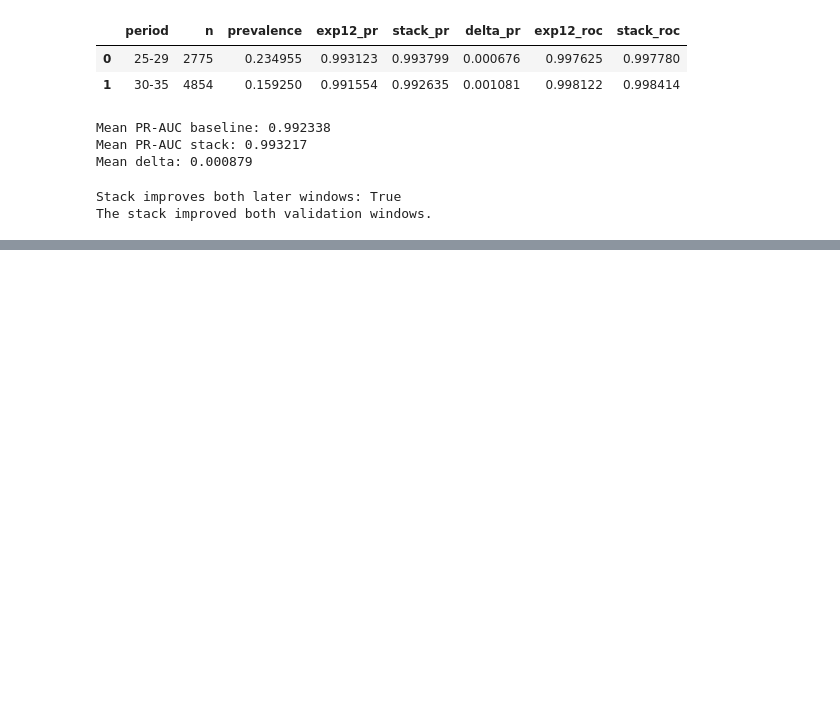
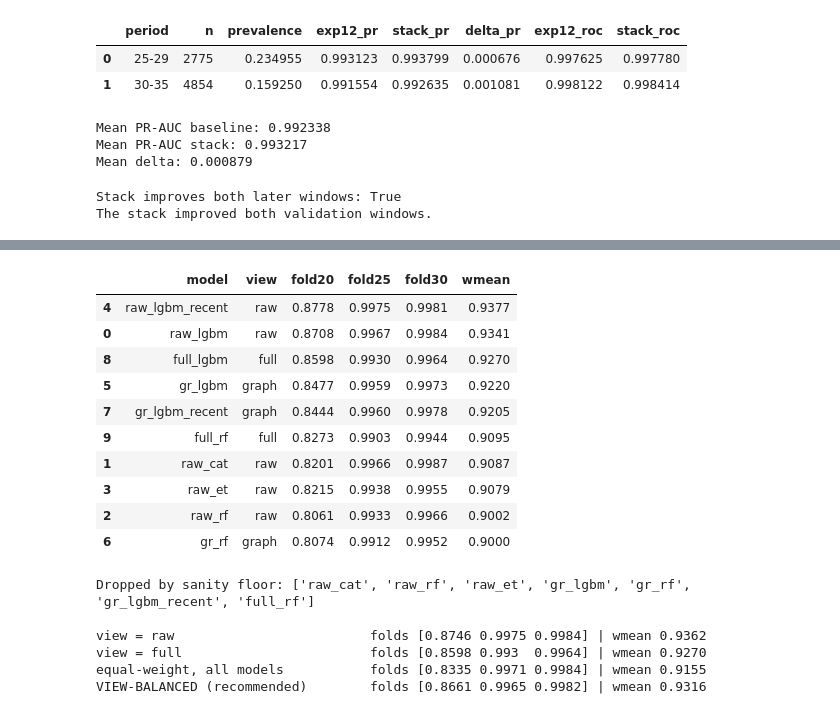
Before and after one commit to charlllene/bt4012-fraud-detection, a Jupyter notebook: Final/A0282609X.ipynb, the cells around one changed output, grey strips where cells are left out. Drawn from its saved outputs; the diff is of its cells as text; code cells hidden in the pictures; blank space fills up the shorter version.

Commit message:
Finalise fraud detection models and reproducible pipeline

```diff
--- a/Final/A0282609X.ipynb
+++ b/Final/A0282609X.ipynb
@@ -729,0 +505,20 @@ Numerically identical: True
+# %%
+def adversarial_audit(cols, n_max=10000):
+    rng = np.random.RandomState(SEED)
+    past = np.where((ALL.is_test.values == 0) & (STEP > 0) & (STEP <= M))[0]
+    a = rng.choice(past, min(n_max, len(past)), replace=False)
+    b = rng.choice(POOL, min(n_max, len(POOL)), replace=False)
+    X = pd.concat([FULL.iloc[a][cols], FULL.iloc[b][cols]]).reset_index(drop=True)
+    yv = np.r_[np.zeros(len(a)), np.ones(len(b))]
+    idx = rng.permutation(len(X)); h = len(X) // 2
+    m = LGBMClassifier(n_estimators=150, learning_rate=0.1, num_leaves=15, colsample_bytree=0.5,
+                       subsample=0.8, subsample_freq=1, random_state=SEED, n_jobs=N_JOBS,
+                       verbose=-1, importance_type='gain')
+    m.fit(X.iloc[idx[:h]], yv[idx[:h]])
+    auc = roc_auc_score(yv[idx[h:]], m.predict_proba(X.iloc[idx[h:]])[:, 1])
+    top = pd.Series(m.feature_importances_, index=cols).sort_values(ascending=False).head(8)
+    return auc, top
+
+for v, cols_ in VIEW_COLS.items():
+    auc, top = adversarial_audit(cols_)
+    print(f'[{v:5s}] adversarial AUC past-vs-future = {auc:.3f} | most drifting: {list(top.index[:6])}')
@@ -729,0 +533,35 @@ Numerically identical: True
+# %%
+cv = []
+for c in CUTS:
+    print(f'--- fold: train <= {c}, validate {c+1}..{M}')
+    tr, y, pool, labm, yv = fold_rows(c)
+    f = dict(c=c, pool=pool, labm=labm, yv=yv, p={})
+    for n in SPECS:
+        ts = time.time()
+        f['p'][n] = fit_spec(n, tr, y, pool, ref=c, n_seeds=CV_SEEDS)
+        print(f'   {n:16s} {time.time()-ts:5.0f}s')
+    cv.append(f)
+
+def fold_auc(f, score): return roc_auc_score(f['yv'], score[f['labm']])
+tab = pd.DataFrame([dict(model=n, view=VIEW_OF[n], **{f'fold{f["c"]}': fold_auc(f, f['p'][n]) for f in cv})
+                    for n in SPECS])
+tab['wmean'] = [wmean([fold_auc(f, f['p'][n]) for f in cv]) for n in SPECS]
+tab = tab.sort_values('wmean', ascending=False).round(4)
+display(tab)
+
+KEPT = [n for n in SPECS if tab.set_index('model').loc[n, 'wmean'] >= tab.wmean.max() - FLOOR]
+dropped = [n for n in SPECS if n not in KEPT]
+print('Dropped by sanity floor:', dropped if dropped else 'none')
+
+def report(label, fn):
+    a = [fold_auc(f, fn(f)) for f in cv]
+    print(f'{label:34s} folds {np.round(a, 4)} | wmean {wmean(a):.4f}')
+    return wmean(a)
+
+print()
+for v in VIEW_COLS:
+    ns = [n for n in KEPT if VIEW_OF[n] == v]
+    if ns: report(f'view = {v}', lambda f, ns=ns, v=v: view_blend(f['p'], ns, v))
+report('equal-weight, all models', lambda f: np.mean([rank01(f['p'][n]) for n in SPECS], axis=0))
+CV_ROBUST = report('VIEW-BALANCED (recommended)', lambda f: balanced_blend(f['p'], KEPT))
+# %% [output]
@@ -729,0 +585,17 @@ Numerically identical: True
+|  | model | view | fold20 | fold25 | fold30 | wmean |
+| 4 | raw_lgbm_recent | raw | 0.8778 | 0.9975 | 0.9981 | 0.9377 |
+| 0 | raw_lgbm | raw | 0.8708 | 0.9967 | 0.9984 | 0.9341 |
+| 8 | full_lgbm | full | 0.8598 | 0.9930 | 0.9964 | 0.9270 |
+| 5 | gr_lgbm | graph | 0.8477 | 0.9959 | 0.9973 | 0.9220 |
+| 7 | gr_lgbm_recent | graph | 0.8444 | 0.9960 | 0.9978 | 0.9205 |
+| 9 | full_rf | full | 0.8273 | 0.9903 | 0.9944 | 0.9095 |
+| 1 | raw_cat | raw | 0.8201 | 0.9966 | 0.9987 | 0.9087 |
+| 3 | raw_et | raw | 0.8215 | 0.9938 | 0.9955 | 0.9079 |
+| 2 | raw_rf | raw | 0.8061 | 0.9933 | 0.9966 | 0.9002 |
+| 6 | gr_rf | graph | 0.8074 | 0.9912 | 0.9952 | 0.9000 |
+Dropped by sanity floor: ['raw_cat', 'raw_rf', 'raw_et', 'gr_lgbm', 'gr_rf', 'gr_lgbm_recent', 'full_rf']
+
+view = raw                         folds [0.8746 0.9975 0.9984] | wmean 0.9362
+view = full                        folds [0.8598 0.993  0.9964] | wmean 0.9270
+equal-weight, all models           folds [0.8335 0.9971 0.9984] | wmean 0.9155
+VIEW-BALANCED (recommended)        folds [0.8661 0.9965 0.9982] | wmean 0.9316
```
Also changed, not shown: parts of 50 cells of this notebook, 2 other files.
